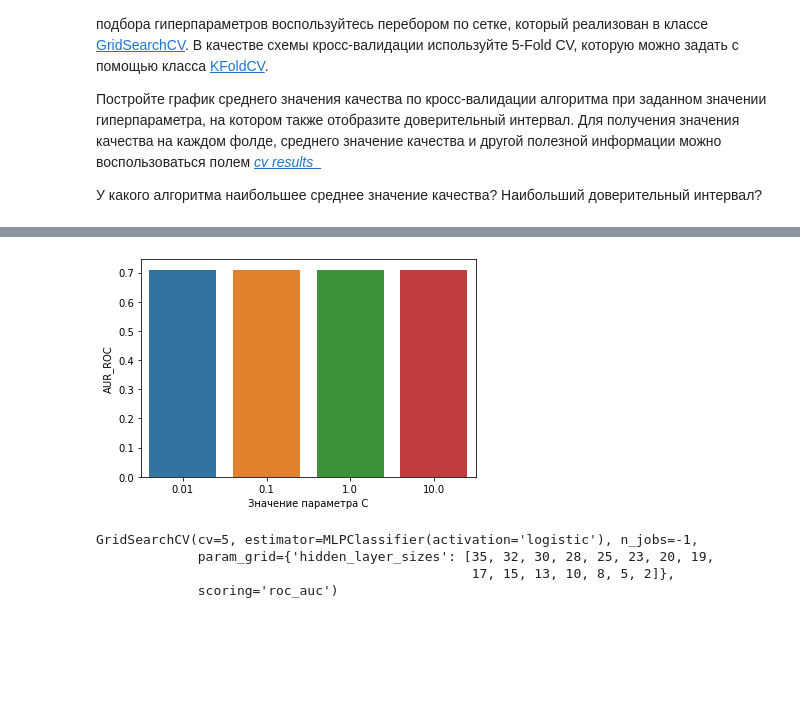
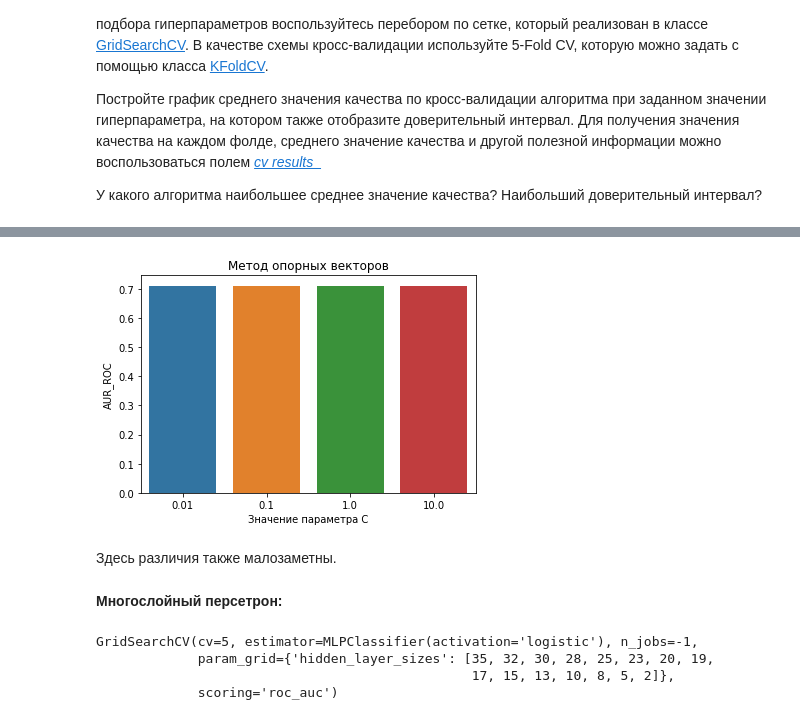
Before and after one commit to TroninDV/MLLab1, a Jupyter notebook: lab_1.ipynb, the cells around one changed output, grey strips where cells are left out. Drawn from its saved outputs; the diff is of its cells as text; code cells hidden in the pictures; blank space fills up the shorter version.

```diff
--- a/lab_1.ipynb
+++ b/lab_1.ipynb
@@ -200,9 +200,12 @@ train_agregate_data.loc[:, "dire_min_gold"] = train_data_gold_lh[dire_players_go
 
 train_agregate_data.loc[:, "radiant_max_lh"] = train_data_gold_lh[radiant_players_lh].max(axis=1)
 train_agregate_data.loc[:, "radiant_min_lh"] = train_data_gold_lh[radiant_players_lh].min(axis=1)
+train_agregate_data.loc[:, "radiant_sum_lh"] = train_data_gold_lh[radiant_players_lh].sum(axis=1)
 
 train_agregate_data.loc[:, "dire_max_lh"] = train_data_gold_lh[dire_players_lh].max(axis=1)
 train_agregate_data.loc[:, "dire_min_lh"] = train_data_gold_lh[dire_players_lh].min(axis=1)
+train_agregate_data.loc[:, "dire_sum_lh"] = train_data_gold_lh[dire_players_lh].sum(axis=1)
+
 
 train_agregate_data.set_index('mid', inplace=True)
 train_agregate_data
@@ -297,4 +287,5 @@ array([[ 2.05509370e-04,  7.99306697e-05, -5.41328014e-05,
 # %%
 svc_parms = {'C': [0.01, 0.1, 1, 10]}
-svc = LinearSVC(max_iter=20000, penalty='l1', dual=False)
+
+svc = LinearSVC(max_iter=20000, penalty='l1', dual=False, verbose = True)
 svc_clf = GridSearchCV(svc, svc_parms, scoring='roc_auc', n_jobs=-1, cv=5)
@@ -332,11 +301,16 @@ svc_clf.cv_results_
 # %%
 fig_svc = sns.barplot(x=svc_parms['C'], y=svc_clf.cv_results_['mean_test_score'],
             ci=svc_clf.cv_results_['std_test_score'], palette="tab10")
 plt.xlabel("Значение параметра C")
 plt.ylabel("AUR_ROC")
+plt.title("Метод опорных векторов")
 pass
 # %% [output]
-[figure, old version]
+[figure, new version]
+# %% [markdown]
+Здесь различия также малозаметны.
+# %% [markdown]
+**Многослойный персетрон:**
 # %%
 perceptron = MLPClassifier(activation='logistic')
 mplr_clf = GridSearchCV(perceptron, {'hidden_layer_sizes': [35, 32, 30, 28, 25, 23, 20, 19, 17, 15, 13, 10, 8, 5, 2]}, scoring='roc_auc', n_jobs=-1, cv=5)
```
Also changed, not shown: parts of 91 cells of this notebook.
